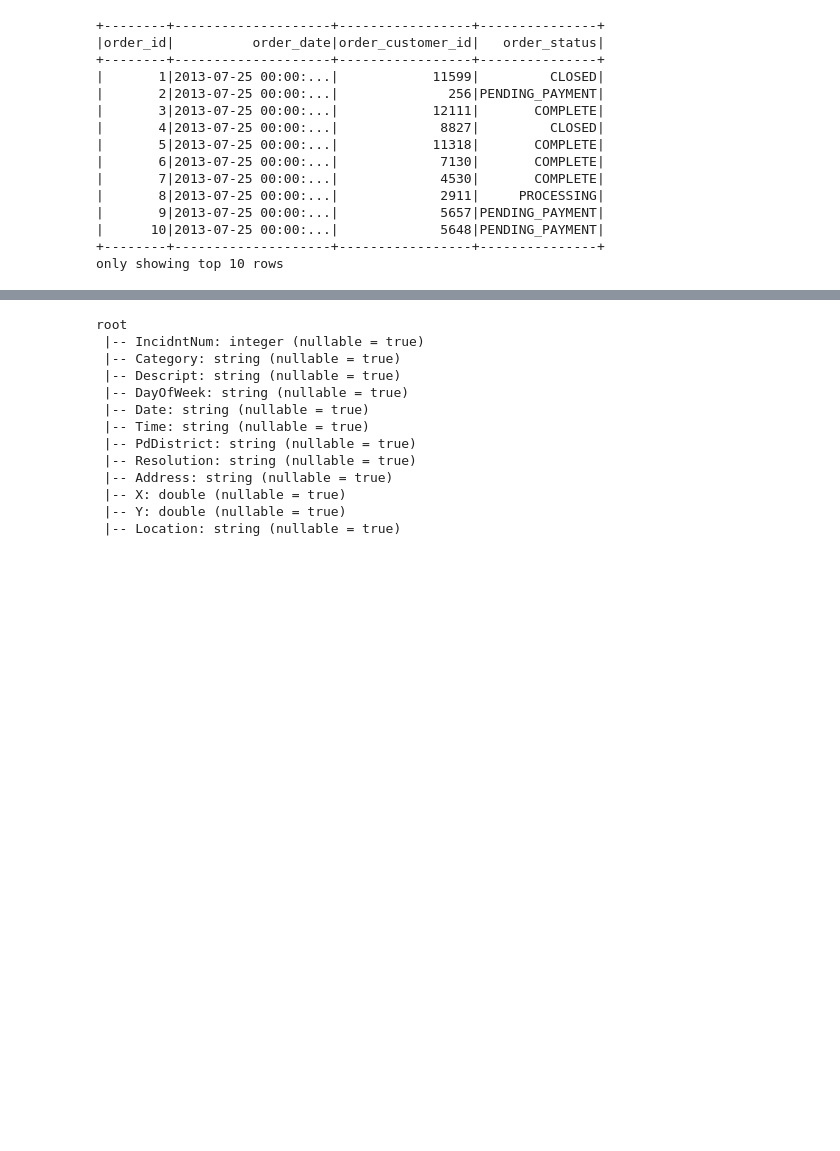
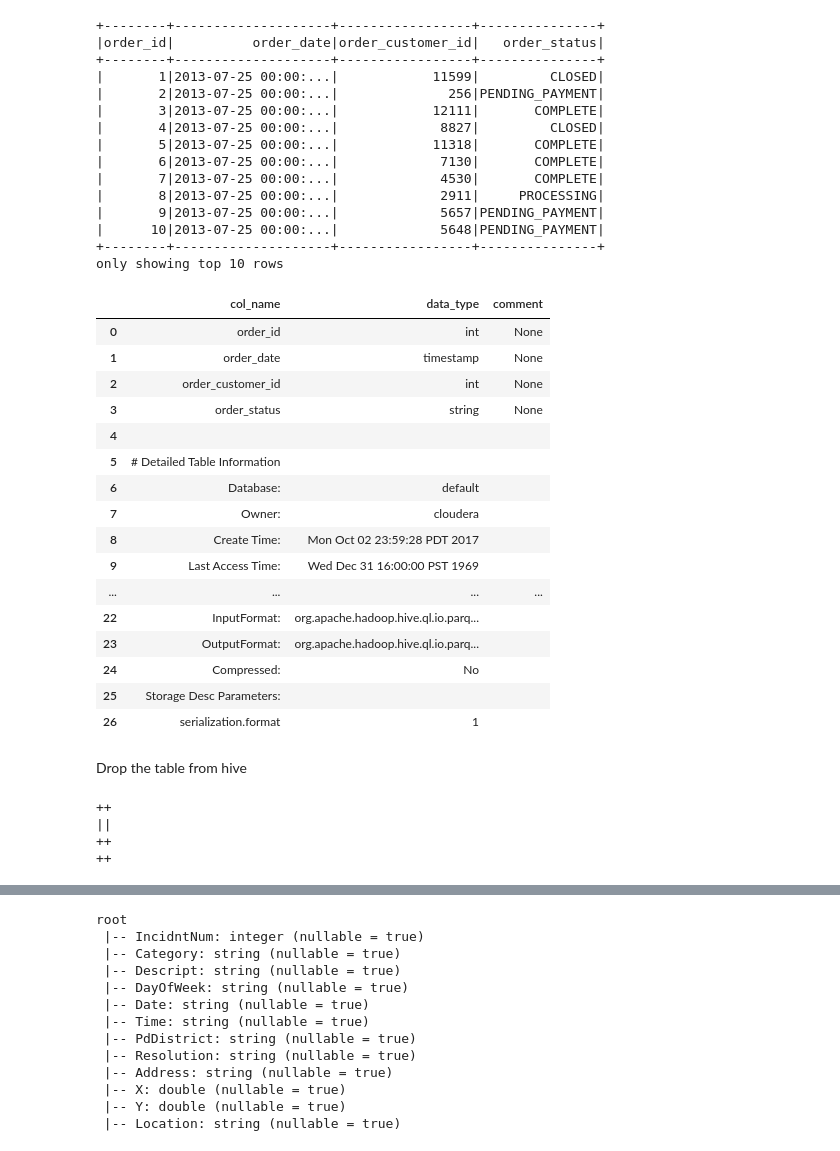
Before and after one commit to abulbasar/pyspark-examples, a Jupyter notebook: Spark_dataframe_pyspark.ipynb, the cells around one changed output, grey strips where cells are left out. Saved outputs shown, nothing was run; the diff lists cells and outputs as text; code cells hidden in the pictures; blank space fills up the shorter version.

```diff
--- a/Spark_dataframe_pyspark.ipynb
+++ b/Spark_dataframe_pyspark.ipynb
@@ -542,4 +594,33 @@ spark.table("orders").show(10)
 |      10|2013-07-25 00:00:...|             5648|PENDING_PAYMENT|
 +--------+--------------------+-----------------+---------------+
 only showing top 10 rows
+# %%
+sql("describe formatted orders").toPandas()
+# %% [output]
+|  | col_name | data_type | comment |
+| 0 | order_id | int | None |
+| 1 | order_date | timestamp | None |
+| 2 | order_customer_id | int | None |
+| 3 | order_status | string | None |
+| 4 |  |  |  |
+| 5 | # Detailed Table Information |  |  |
+| 6 | Database: | default |  |
+| 7 | Owner: | cloudera |  |
+| 8 | Create Time: | Mon Oct 02 23:59:28 PDT 2017 |  |
+| 9 | Last Access Time: | Wed Dec 31 16:00:00 PST 1969 |  |
+| ... | ... | ... | ... |
+| 22 | InputFormat: | org.apache.hadoop.hive.ql.io.parq... |  |
+| 23 | OutputFormat: | org.apache.hadoop.hive.ql.io.parq... |  |
+| 24 | Compressed: | No |  |
+| 25 | Storage Desc Parameters: |  |  |
+| 26 | serialization.format | 1 |  |
+# %% [markdown]
+Drop the table from hive
+# %%
+sql("drop table orders").show()
+# %% [output]
+++
+||
+++
+++
 # %% [markdown]
```
Also changed, not shown: parts of 30 cells of this notebook.
